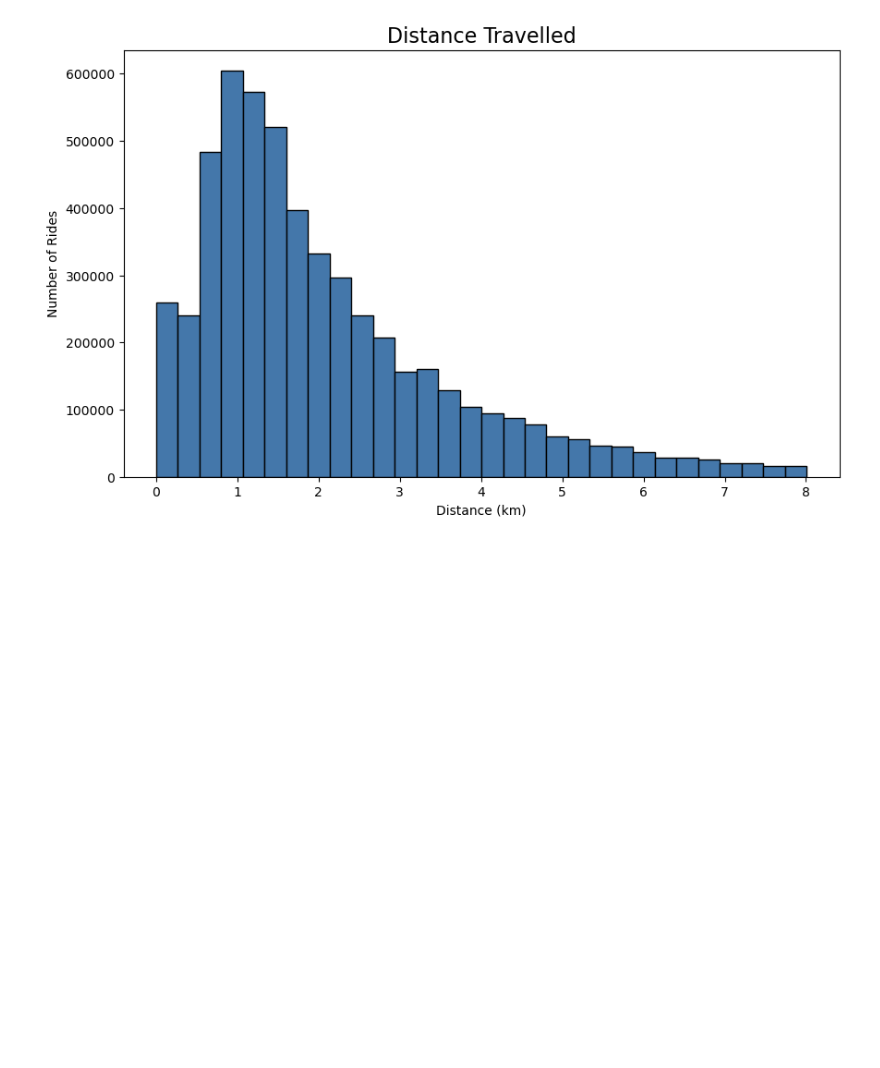
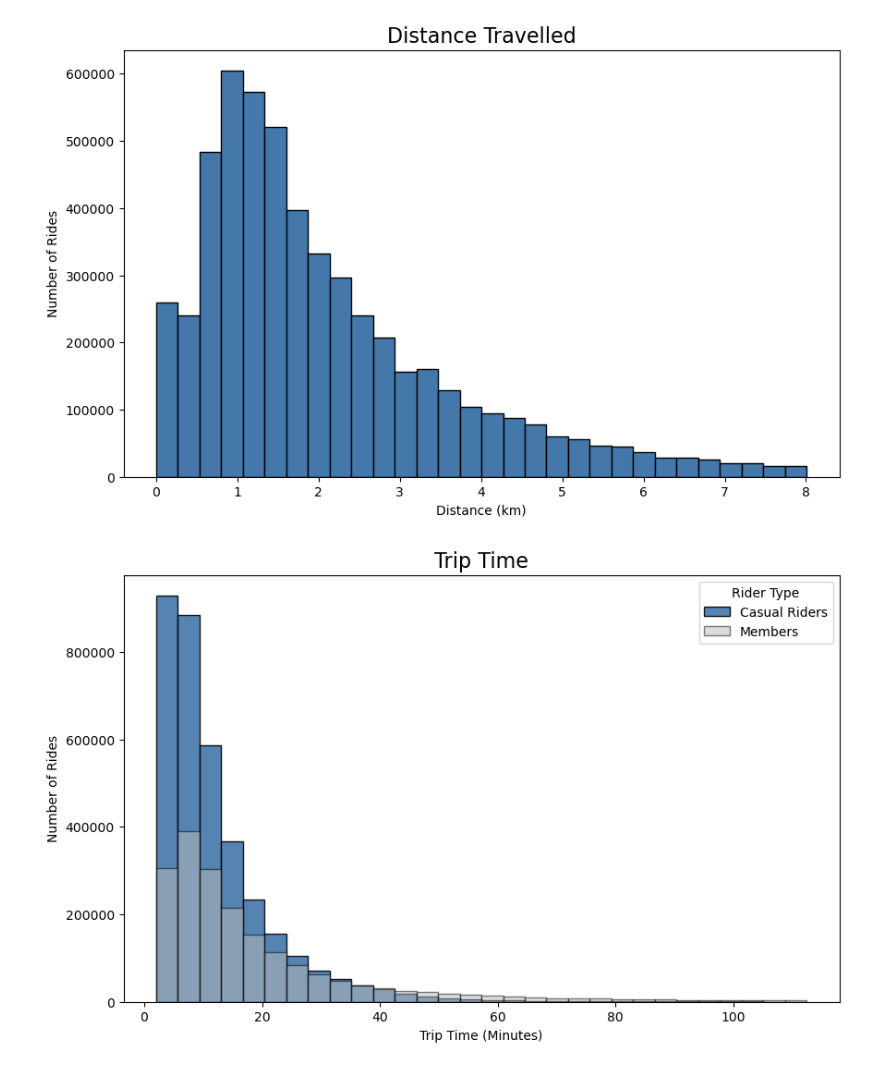
Before and after one commit to iaheung/cyclistic_casestudy, a Jupyter notebook: data_analysis.ipynb, the cells around one changed output. Saved outputs shown, nothing was run; the diff lists cells and outputs as text; code cells hidden in the pictures; blank space fills up the shorter version.

Commit message:
Completed data analysis and visualization

```diff
--- a/data_analysis.ipynb
+++ b/data_analysis.ipynb
@@ -671,3 +679,32 @@ plt.ticklabel_format(axis='y', style='plain')
 plt.show()
 # %% [output]
 [figure]
+# %%
+member_time = filtered_time[filtered_time['member_casual'] == 'member']
+casual_time = filtered_time[filtered_time['member_casual'] == 'casual']
+member_distance = filtered_distance[filtered_distance['member_casual'] == 'member']
+casual_distance = filtered_distance[filtered_distance['member_casual'] == 'casual']
+# %%
+plt.figure(figsize=(10, 6))
+
+plt.hist(member_time['trip_time'], bins=30, color='#4477AA', edgecolor='black', alpha=0.9)
+plt.hist(casual_time['trip_time'], bins=30, color='#BBBBBB', edgecolor='black', alpha=0.5)
+
+plt.title('Trip Time', fontsize=16)
+plt.xlabel('Trip Time (Minutes)')
+plt.ylabel('Number of Rides')
+
+plt.ticklabel_format(axis='y', style='plain')
+
+plt.legend(['Casual Riders', 'Members'], title='Rider Type')
+
+directory = 'plots'
+if not os.path.exists(directory):
+    os.makedirs(directory)
+
+file_path = os.path.join(directory, 'trip_time.png')
+plt.savefig(file_path, bbox_inches='tight')
+
+plt.show()
+# %% [output]
+[figure, added]
```
Also changed, not shown: parts of 15 cells of this notebook.
